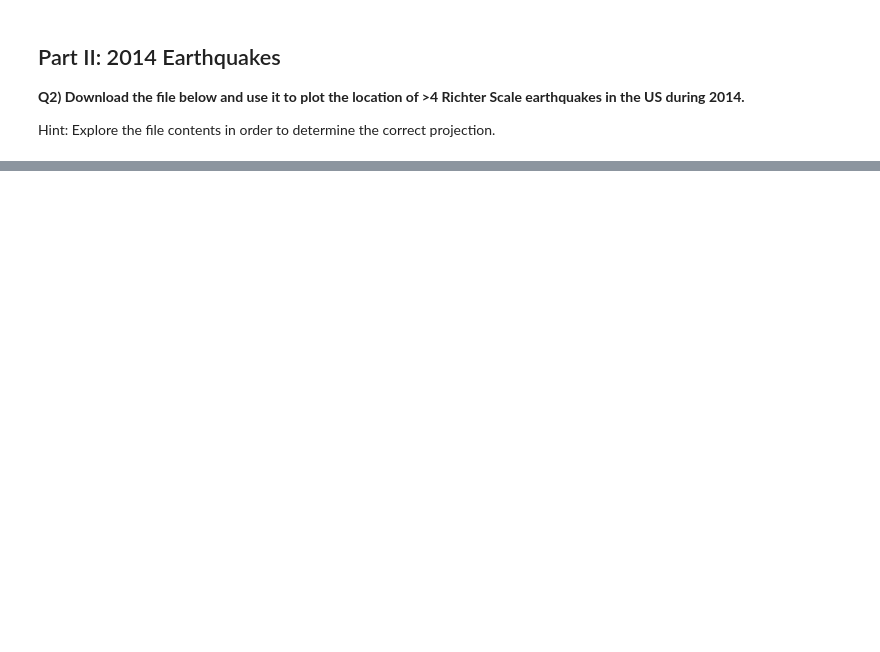
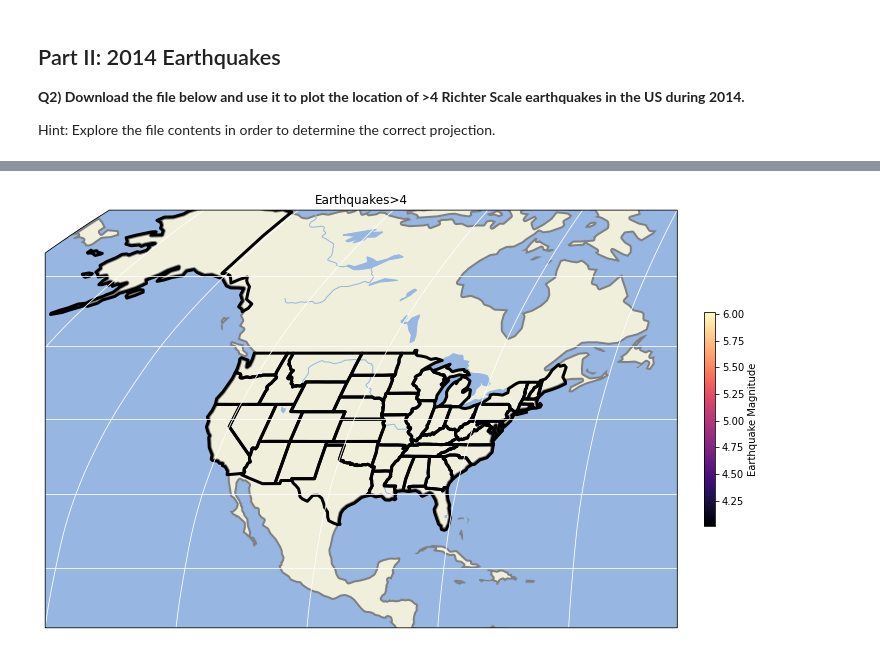
Before and after one commit to Emezina/2022_Intro_Python, a Jupyter notebook: Exercises/W2_S2.ipynb, the cells around one changed output, grey strips where cells are left out. Cells and saved outputs as stored; diff of their text form; code cells hidden in the pictures; blank space fills up the shorter version.

```diff
--- a/Exercises/W2_S2.ipynb
+++ b/Exercises/W2_S2.ipynb
@@ -274,26 +312,28 @@ usgs_2014_large = usgs_2014_nonan[usgs_2014_nonan['mag']>4]
 # %%
 fig,ax = plt.subplots(1,1,figsize=(12, 12),subplot_kw={'projection': ccrs.Robinson()})
 # The rest doesn't change:
 ax.set_extent([-140, -60, 12,70], ccrs.PlateCarree())
 
 ######################################################################################################################################################
 # Add Land, Ocean, Rivers, and State Lines
 # Hint: Land linewidth = 3; States: edgecolor='gray',linewidth=1.25; lakes/ocean/rivers: no change
 # Hint: https://matplotlib.org/stable/gallery/color/named_colors.html for the names of the colors available
 ######################################################################################################################################################
-____.add_feature(cartopy._____.____, edgecolor='____',linewidths=____)
-____.add_feature(cartopy._____.____)
-____.add_feature(cartopy._____.____)
-____.add_feature(cartopy._____.____)
-____.add_feature(cartopy._____.____,edgecolor='____',linewidth=____)
-____.gridlines(lw=____,color='____')
+ax.add_feature(cartopy.feature.LAND, edgecolor='grey',linewidths=5)
+ax.add_feature(cartopy.feature.OCEAN)
+ax.add_feature(cartopy.feature.RIVERS)
+ax.add_feature(cartopy.feature.LAKES)
+ax.add_feature(cartopy.feature.STATES,edgecolor='black',linewidth=3)
+ax.gridlines(lw=1,color='w')
 
 ######################################################################################################################################################
 # Add Scatter points for earthquake data
 # Hint: usgs_2014_large['longitude'] to access logitude data, usgs_2014_large['latitude'] to access latitude data, usgs_2014_large['mag'] to access Earthquake magnitudes
 # Hint: https://matplotlib.org/stable/gallery/color/named_colors.html for the names of the colors available
 ######################################################################################################################################################
-____ = ax.scatter(____,____,s=62,c=____,marker='o',cmap='____',edgecolors='____',linewidths=2, transform=____)
-plt.colorbar(____,ax=____,fraction=0.016, pad=0.04,label='____')
-ax.set_title('____')
+map3 = ax.scatter(usgs_2014_large['longitude'],usgs_2014_large['latitude'],s=62,c=usgs_2014_large['mag'],marker='o',cmap='magma',edgecolors='brown',linewidths=2,transform=None)
+plt.colorbar(map3,ax=ax,fraction=0.016, pad=0.04,label='Earthquake Magnitude')
+ax.set_title('Earthquakes>4')
 plt.show()
+# %% [output]
+[figure, added]
```
Also changed, not shown: parts of 5 cells of this notebook.
